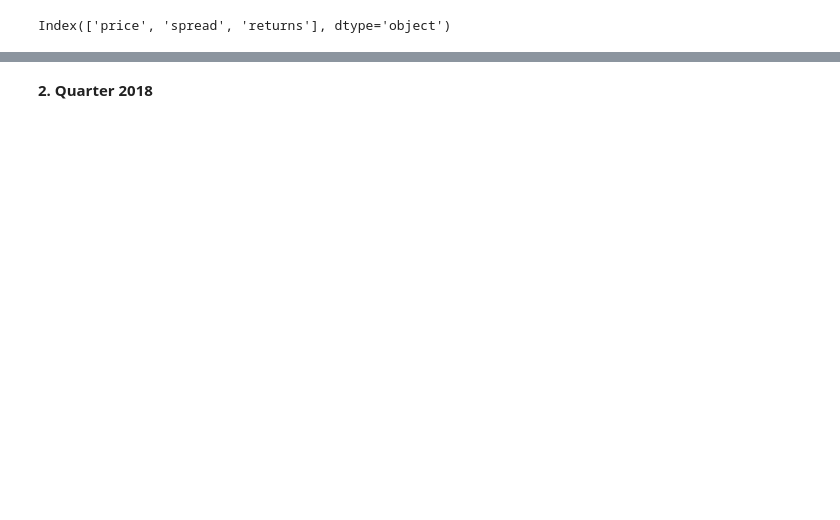
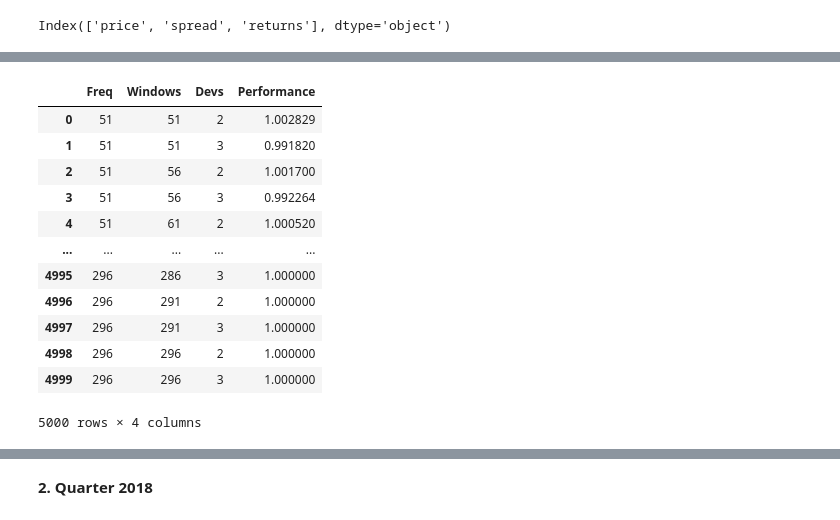
Before and after one commit to Basilogast/trading, a Jupyter notebook: MyCode/BollBacktest/BollBacktest.ipynb, the cells around one changed output, grey strips where cells are left out. Drawn from its saved outputs; the diff is of its cells as text; code cells hidden in the pictures; blank space fills up the shorter version.

```diff
--- a/MyCode/BollBacktest/BollBacktest.ipynb
+++ b/MyCode/BollBacktest/BollBacktest.ipynb
@@ -113,4 +74,21 @@ Kelly Criterion:             52.174949
 ====================================================================================================
+# %%
+q1 = tester.results_overview
+q1
+# %% [output]
+|  | Freq | Windows | Devs | Performance |
+| 0 | 51 | 51 | 2 | 1.002829 |
+| 1 | 51 | 51 | 3 | 0.991820 |
+| 2 | 51 | 56 | 2 | 1.001700 |
+| 3 | 51 | 56 | 3 | 0.992264 |
+| 4 | 51 | 61 | 2 | 1.000520 |
+| ... | ... | ... | ... | ... |
+| 4995 | 296 | 286 | 3 | 1.000000 |
+| 4996 | 296 | 291 | 2 | 1.000000 |
+| 4997 | 296 | 291 | 3 | 1.000000 |
+| 4998 | 296 | 296 | 2 | 1.000000 |
+| 4999 | 296 | 296 | 3 | 1.000000 |
+5000 rows × 4 columns
 # %%
 tester.visualize_many()
 # %% [output]
```
Also changed, not shown: parts of 18 cells of this notebook, 1 other file.
